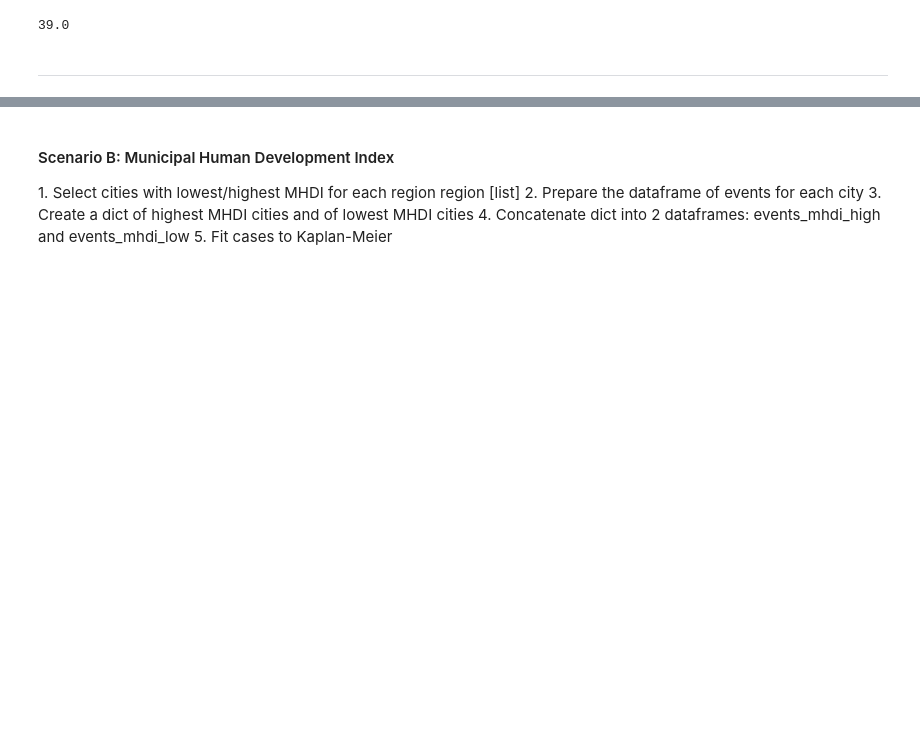
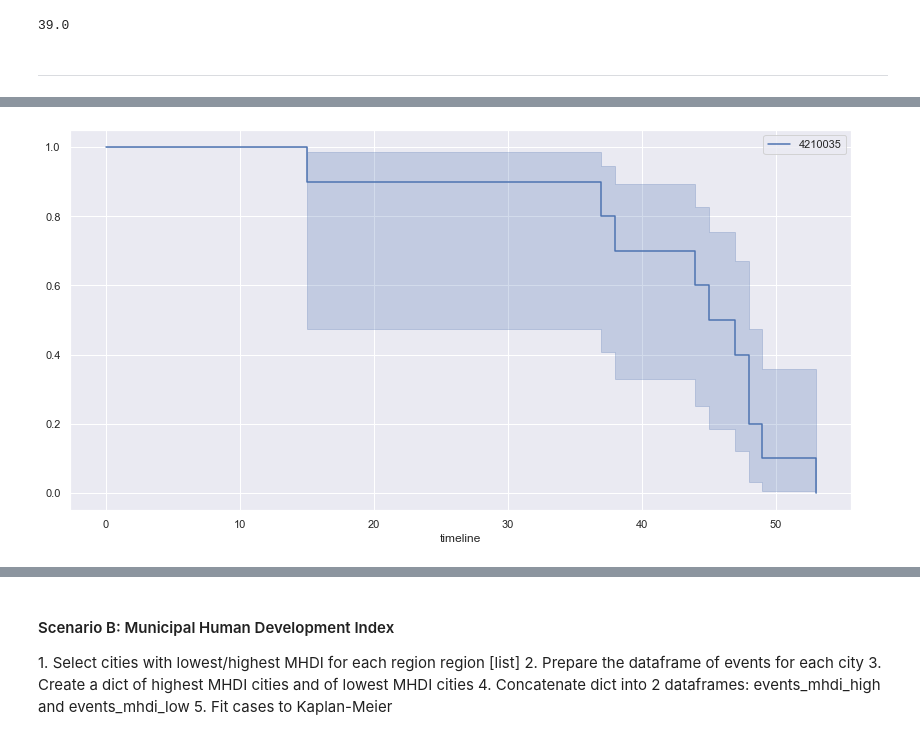
Before and after one commit to alexandrepereiraarq/COVIDGI, a Jupyter notebook: CVGI_MR_05_analysis.ipynb, the cells around one changed output, grey strips where cells are left out. Drawn from its saved outputs; the diff is of its cells as text; code cells hidden in the pictures; blank space fills up the shorter version.

```diff
--- a/CVGI_MR_05_analysis.ipynb
+++ b/CVGI_MR_05_analysis.ipynb
@@ -226,0 +279,6 @@ kmf.median_survival_time_
+# %%
+# Luzerna/SC, ibge_code 4210035,  5,684 inhabitants
+list1 = [cities_list_svi_A1[0]]
+kmf_svi1 = plot_kmf(events_svi_A1,list1)
+# %% [output]
+[figure, added]
```
Also changed, not shown: parts of 23 cells of this notebook, 2 other files.
